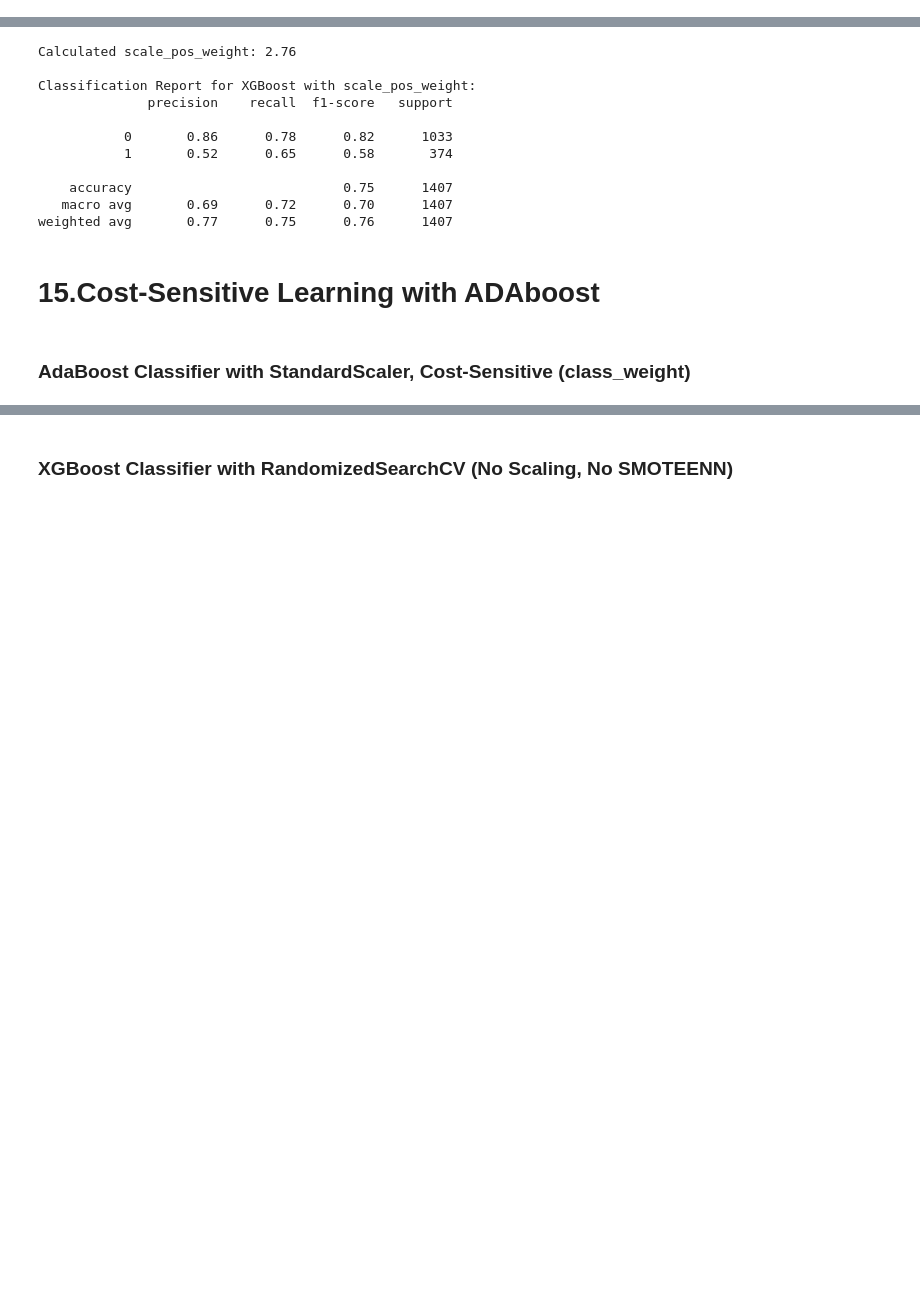
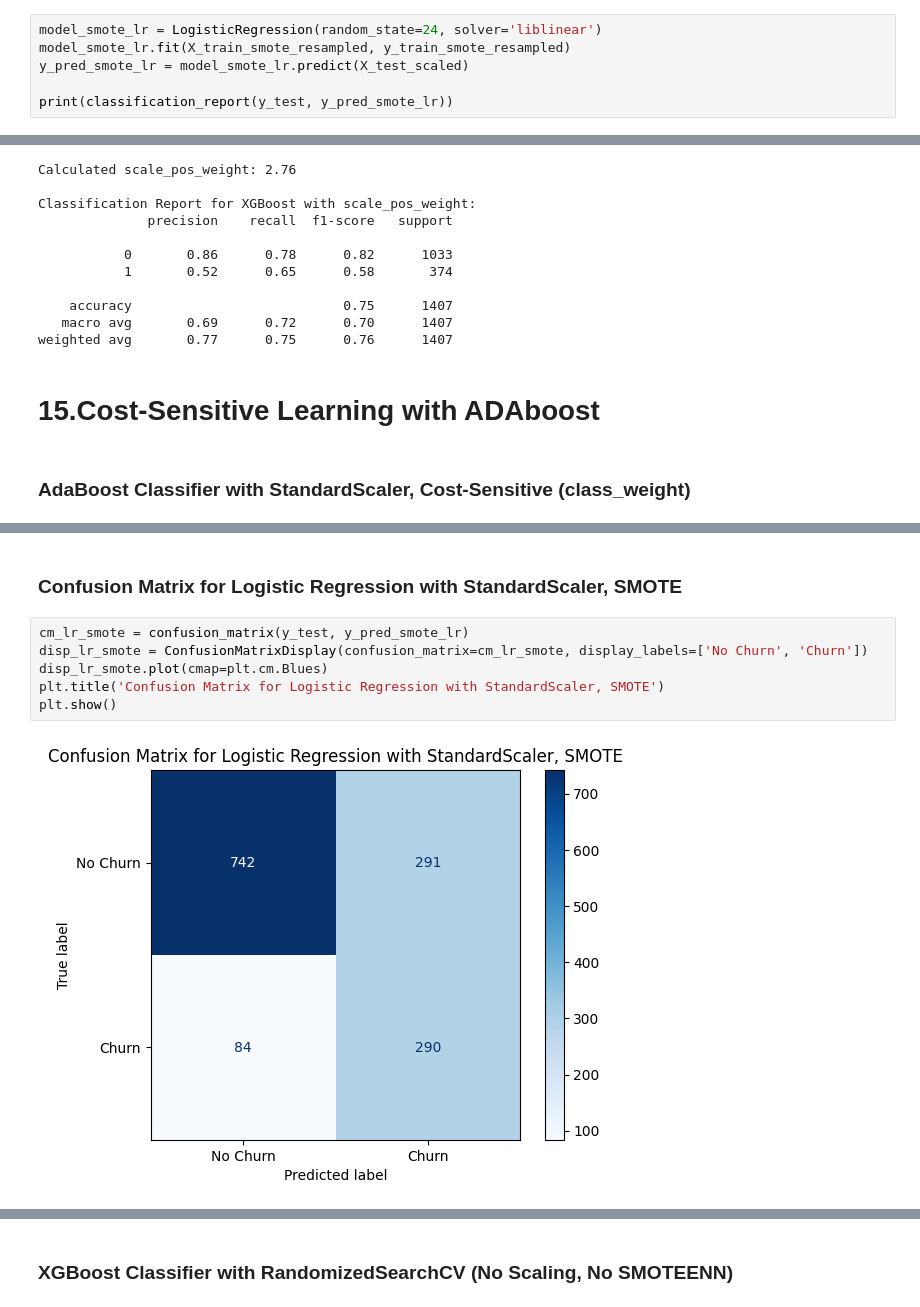
Before and after one commit to Sambit2424/Telecom_Customer_Churn_Prediction, a Jupyter notebook: ML_Model_Building_Telecom_Churn.ipynb, the cells around one changed output, grey strips where cells are left out. Saved outputs shown, nothing was run; the diff lists cells and outputs as text; blank space fills up the shorter version.

```diff
--- a/ML_Model_Building_Telecom_Churn.ipynb
+++ b/ML_Model_Building_Telecom_Churn.ipynb
@@ -698,0 +766,6 @@ Name: count, dtype: int64
+# %%
+model_smote_lr = LogisticRegression(random_state=24, solver='liblinear')
+model_smote_lr.fit(X_train_smote_resampled, y_train_smote_resampled)
+y_pred_smote_lr = model_smote_lr.predict(X_test_scaled)
+
+print(classification_report(y_test, y_pred_smote_lr))
@@ -850,0 +972,10 @@ weighted avg       0.73      0.73      0.73      1407
+# %% [markdown]
+### Confusion Matrix for Logistic Regression with StandardScaler, SMOTE
+# %%
+cm_lr_smote = confusion_matrix(y_test, y_pred_smote_lr)
+disp_lr_smote = ConfusionMatrixDisplay(confusion_matrix=cm_lr_smote, display_labels=['No Churn', 'Churn'])
+disp_lr_smote.plot(cmap=plt.cm.Blues)
+plt.title('Confusion Matrix for Logistic Regression with StandardScaler, SMOTE')
+plt.show()
+# %% [output]
+[figure, added]
```
Also changed, not shown: parts of 76 cells of this notebook, 5 other files.
